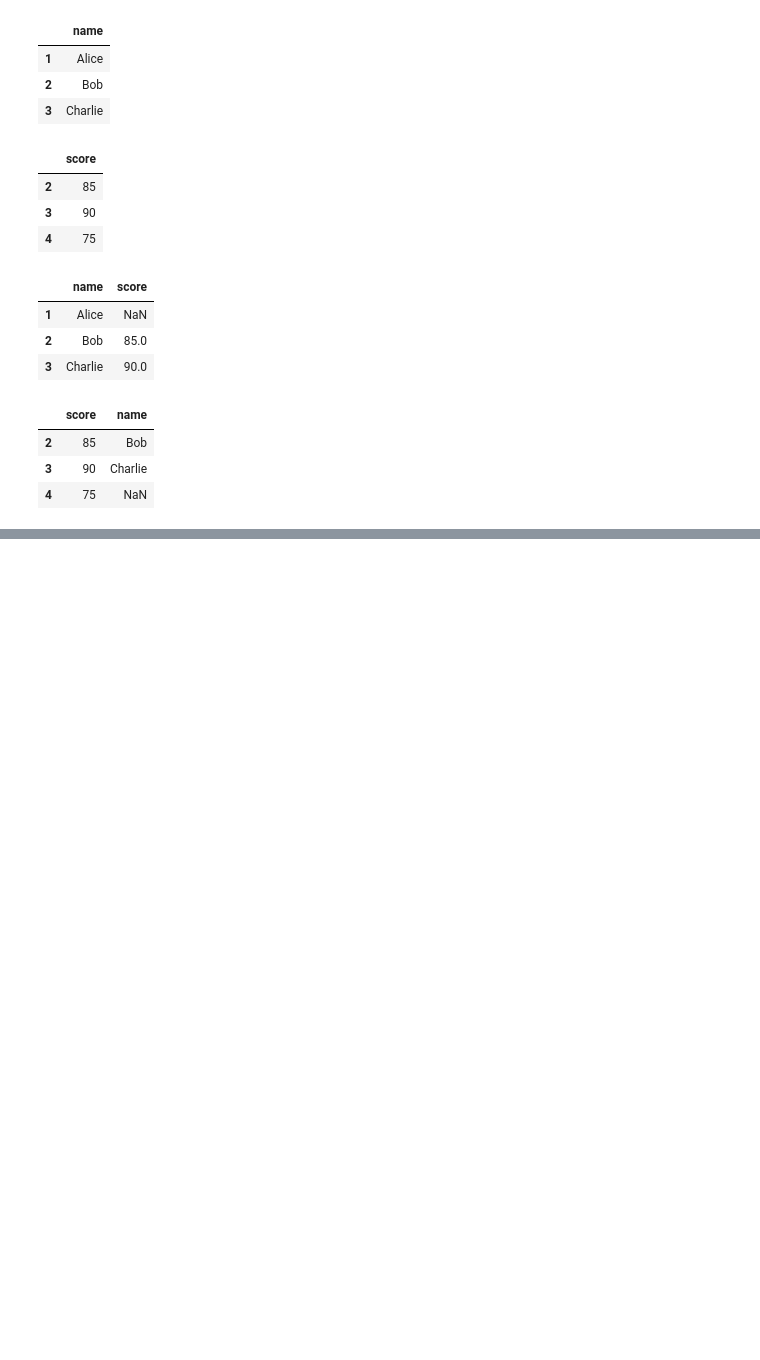
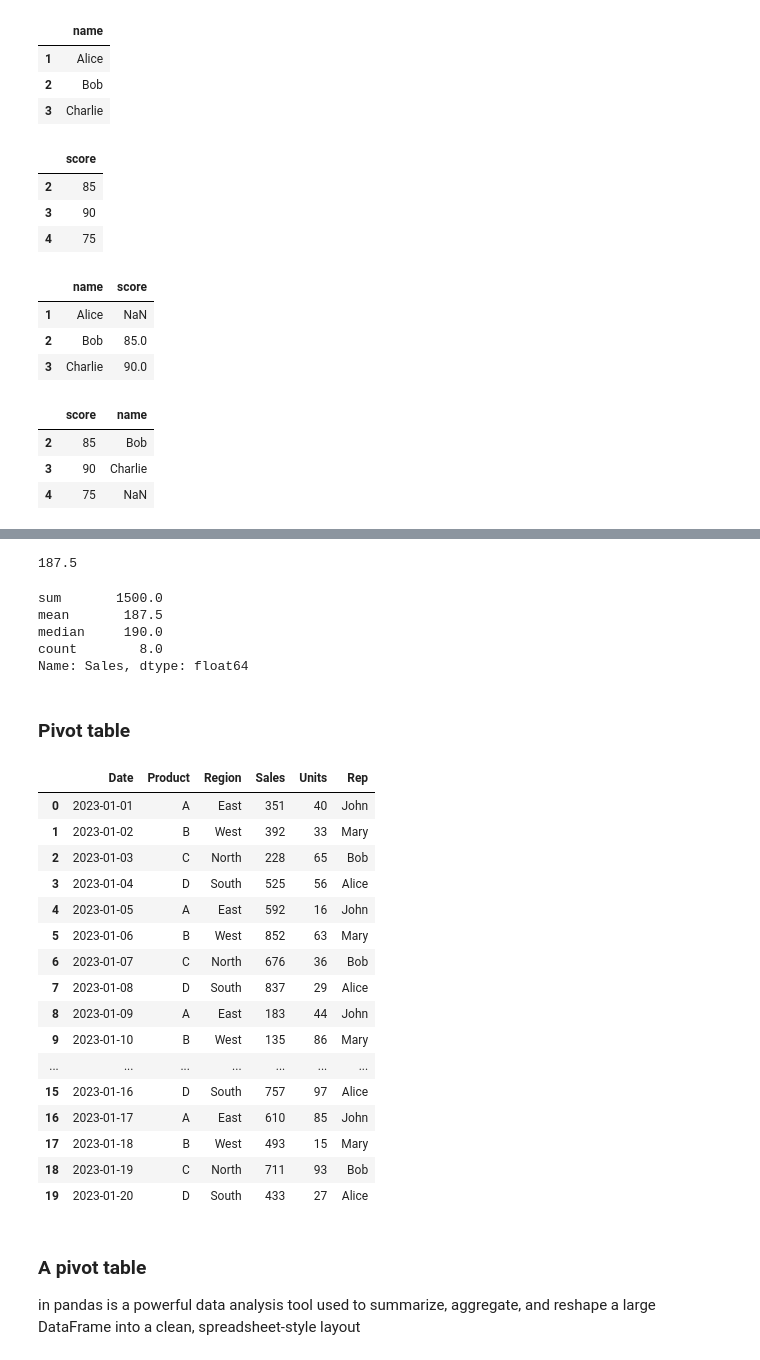
Before and after one commit to ranaa-24/ML-Journey, a Jupyter notebook: pandas/pandas.ipynb, the cells around one changed output, grey strips where cells are left out. Cells and saved outputs as stored; diff of their text form; code cells hidden in the pictures; blank space fills up the shorter version.

Commit message:
pandas completed, features extraction

```diff
--- a/pandas/pandas.ipynb
+++ b/pandas/pandas.ipynb
@@ -500,0 +590,50 @@ df2.join(df1)
+# %%
+df["Sales"].mean()
+# %% [output]
+187.5
+# %%
+# multiple aggregaiton funtion
+df["Sales"].agg(["sum", "mean", "median", "count"])
+# %% [output]
+sum       1500.0
+mean       187.5
+median     190.0
+count        8.0
+Name: Sales, dtype: float64
+# %% [markdown]
+###  Pivot table
+# %%
+data = {
+    'Date': pd.date_range('2023-01-01', periods=20),
+    'Product': ['A', 'B', 'C', 'D'] * 5,
+    'Region': ['East', 'West', 'North', 'South', 'East', 'West', 'North', 'South', 'East', 'West',
+               'North', 'South', 'East', 'West', 'North', 'South', 'East', 'West', 'North', 'South'],
+    'Sales': np.random.randint(100, 1000, 20),
+    'Units': np.random.randint(10, 100, 20),
+    'Rep': ['John', 'Mary', 'Bob', 'Alice', 'John', 'Mary', 'Bob', 'Alice', 'John', 'Mary',
+            'Bob', 'Alice', 'John', 'Mary', 'Bob', 'Alice', 'John', 'Mary', 'Bob', 'Alice']
+}
+# %%
+df = pd.DataFrame(data)
+df
+# %% [output]
+|  | Date | Product | Region | Sales | Units | Rep |
+| 0 | 2023-01-01 | A | East | 351 | 40 | John |
+| 1 | 2023-01-02 | B | West | 392 | 33 | Mary |
+| 2 | 2023-01-03 | C | North | 228 | 65 | Bob |
+| 3 | 2023-01-04 | D | South | 525 | 56 | Alice |
+| 4 | 2023-01-05 | A | East | 592 | 16 | John |
+| 5 | 2023-01-06 | B | West | 852 | 63 | Mary |
+| 6 | 2023-01-07 | C | North | 676 | 36 | Bob |
+| 7 | 2023-01-08 | D | South | 837 | 29 | Alice |
+| 8 | 2023-01-09 | A | East | 183 | 44 | John |
+| 9 | 2023-01-10 | B | West | 135 | 86 | Mary |
+| ... | ... | ... | ... | ... | ... | ... |
+| 15 | 2023-01-16 | D | South | 757 | 97 | Alice |
+| 16 | 2023-01-17 | A | East | 610 | 85 | John |
+| 17 | 2023-01-18 | B | West | 493 | 15 | Mary |
+| 18 | 2023-01-19 | C | North | 711 | 93 | Bob |
+| 19 | 2023-01-20 | D | South | 433 | 27 | Alice |
+# %% [markdown]
+### A pivot table
+in pandas is a powerful data analysis tool used to summarize, aggregate, and reshape a large DataFrame into a clean, spreadsheet-style layout
```
Also changed, not shown: parts of 29 cells of this notebook, 4 other files.
